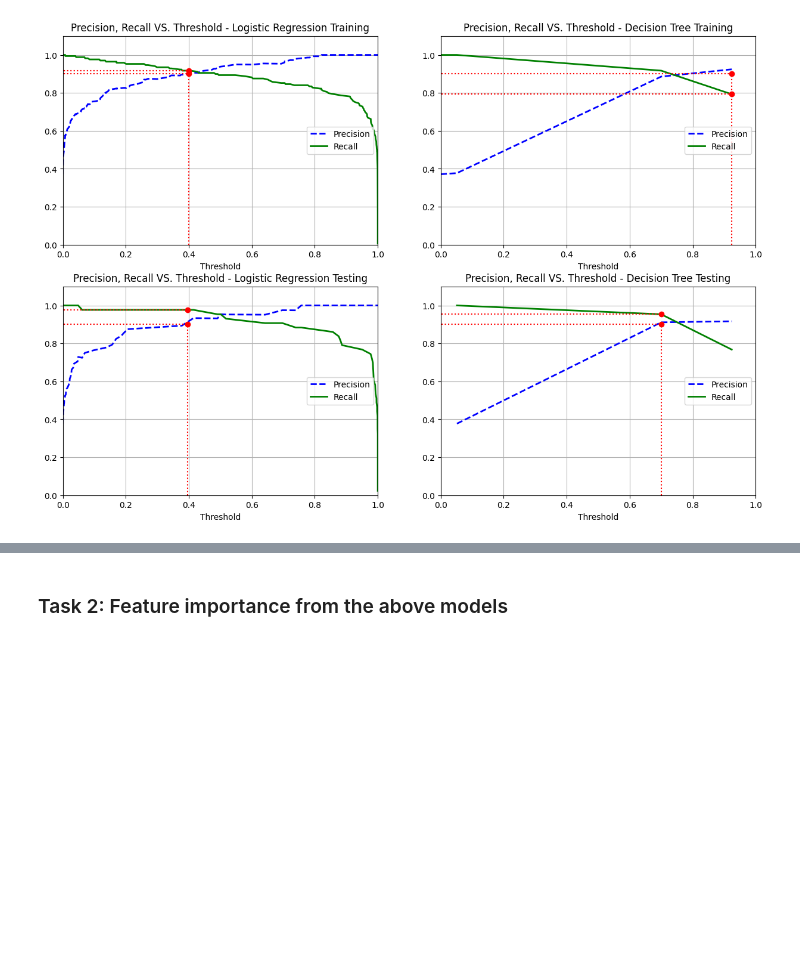
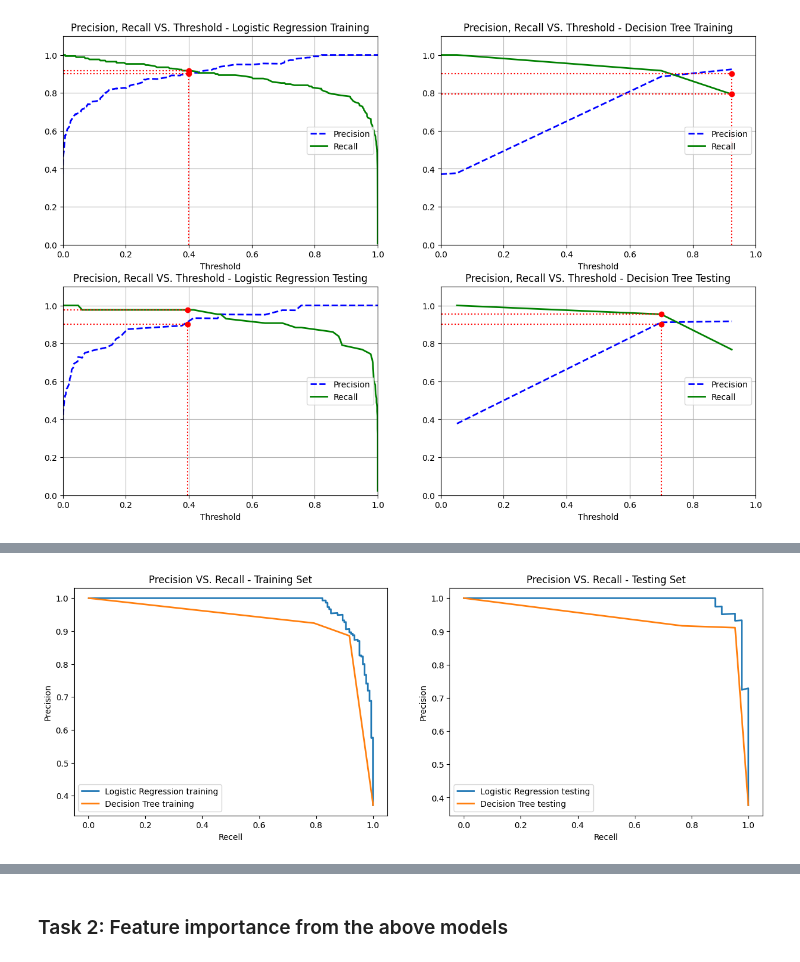
Before and after one commit to julietgrantham/CITS5508, a Jupyter notebook: Assignment 3/assignment3.ipynb, the cells around one changed output, grey strips where cells are left out. Saved outputs shown, nothing was run; the diff lists cells and outputs as text; code cells hidden in the pictures; blank space fills up the shorter version.

```diff
--- a/Assignment 3/assignment3.ipynb
+++ b/Assignment 3/assignment3.ipynb
@@ -444,0 +413,23 @@ plot_precision_vs_recall(precisions_test_tree, recalls_test_tree, thresholds_tes
+# %%
+# Plot precision against recall for training & Testing
+fig = plt.figure(figsize=(15,5))
+
+plt.subplot(1,2,1)
+plt.title('Precision VS. Recall - Training Set')
+plt.plot(recalls_train_log, precisions_train_log, linewidth=2, label='Logistic Regression training')
+plt.plot(recalls_train_tree, precisions_train_tree, linewidth=2, label='Decision Tree training')
+plt.xlabel('Recell')
+plt.ylabel('Precision')
+plt.legend()
+
+plt.subplot(1,2,2)
+plt.title('Precision VS. Recall - Testing Set')
+plt.plot(recalls_test_log, precisions_test_log, linewidth=2, label='Logistic Regression testing')
+plt.plot(recalls_test_tree, precisions_test_tree, linewidth=2, label='Decision Tree testing')
+plt.xlabel('Recell')
+plt.ylabel('Precision')
+plt.legend()
+
+plt.show()
+# %% [output]
+[figure, added]
```
Also changed, not shown: parts of 19 cells of this notebook.
